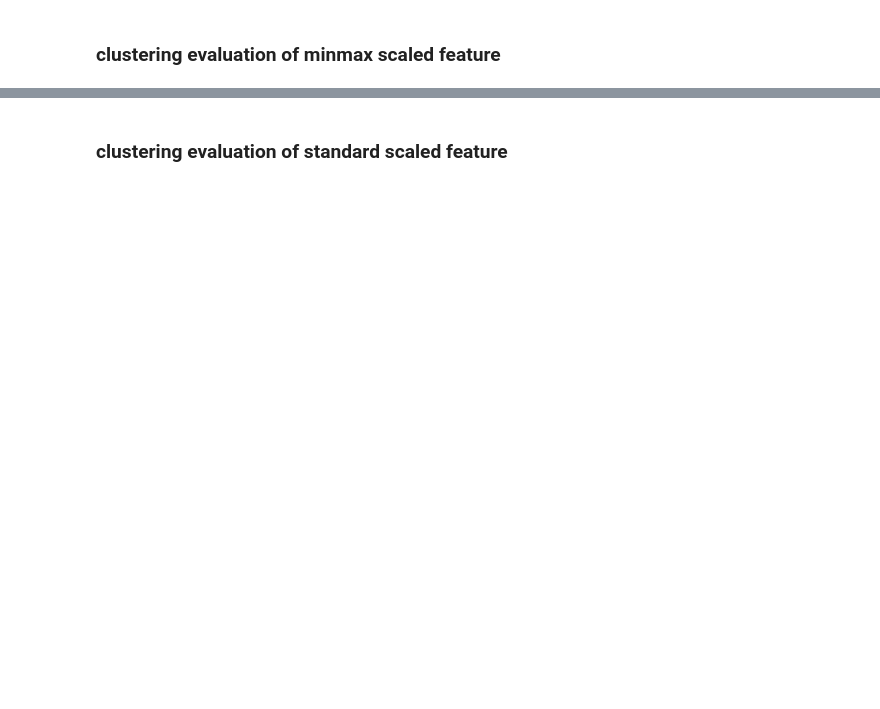
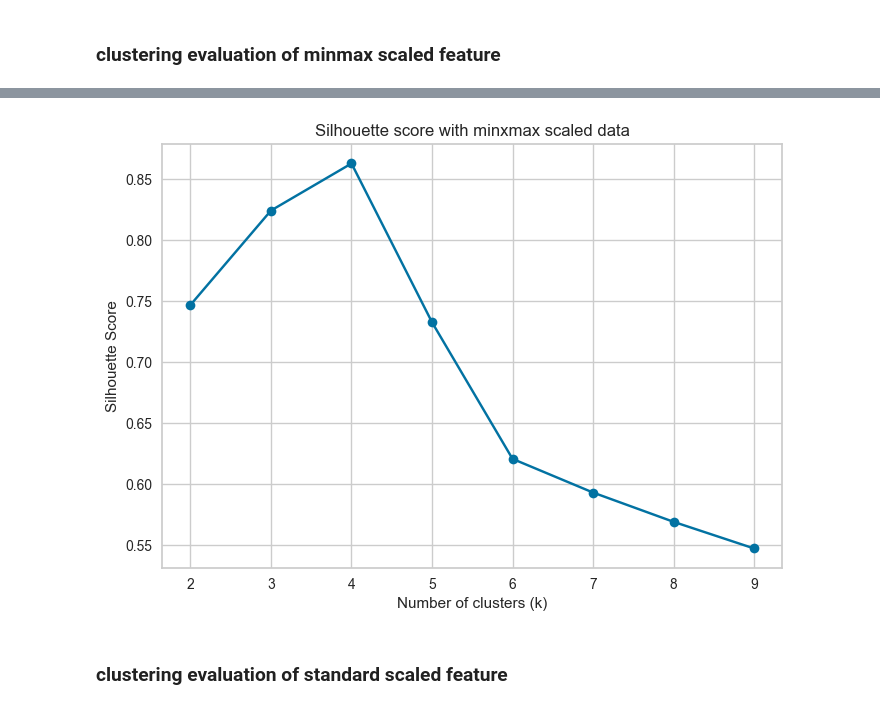
Before and after one commit to agungfir98/ml_co2, a Jupyter notebook: [Clustering]_Submission_Akhir_BMLP_Agung_Firmansyah.ipynb, the cells around one changed output, grey strips where cells are left out. Cells and saved outputs as stored; diff of their text form; code cells hidden in the pictures; blank space fills up the shorter version.

```diff
--- a/[Clustering]_Submission_Akhir_BMLP_Agung_Firmansyah.ipynb
+++ b/[Clustering]_Submission_Akhir_BMLP_Agung_Firmansyah.ipynb
@@ -331,20 +325,22 @@ running it uncommented ruining the final results as it itterate ten times.
 # %%
-# # Range of k values
-# k_values = range(2, 10)  # Silhouette requires at least 2 clusters
-# silhouette_scores = []
+# Range of k values
+k_values = range(2, 10)  # Silhouette requires at least 2 clusters
+silhouette_scores = []
 
-# for k in k_values:
-#     km = KMeans(n_clusters=k, random_state=42)
-#     km.fit(minmax_feat)
-#     score = silhouette_score(minmax_feat, kmeans.labels_)
-#     silhouette_scores.append(score)
+for k in k_values:
+    km = KMeans(n_clusters=k, random_state=42)
+    km.fit(minmax_feat)
+    score = silhouette_score(minmax_feat, km.labels_)
+    silhouette_scores.append(score)
 
-# # Plot the Silhouette Scores
-# plt.plot(k_values, silhouette_scores, marker='o')
-# plt.xlabel('Number of clusters (k)')
-# plt.ylabel('Silhouette Score')
-# plt.title('Silhouette score with minxmax scaled data')
-# plt.show()
+# Plot the Silhouette Scores
+plt.plot(k_values, silhouette_scores, marker='o')
+plt.xlabel('Number of clusters (k)')
+plt.ylabel('Silhouette Score')
+plt.title('Silhouette score with minxmax scaled data')
+plt.show()
+# %% [output]
+[figure, added]
 # %% [markdown]
 ### clustering evaluation of standard scaled feature
 # %%
```
Also changed, not shown: parts of 10 cells of this notebook, 1 other file.
